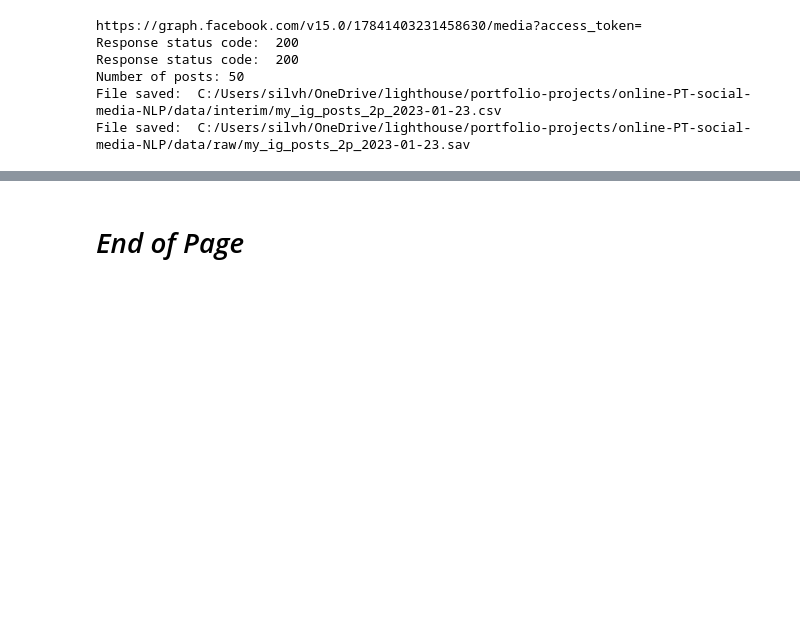
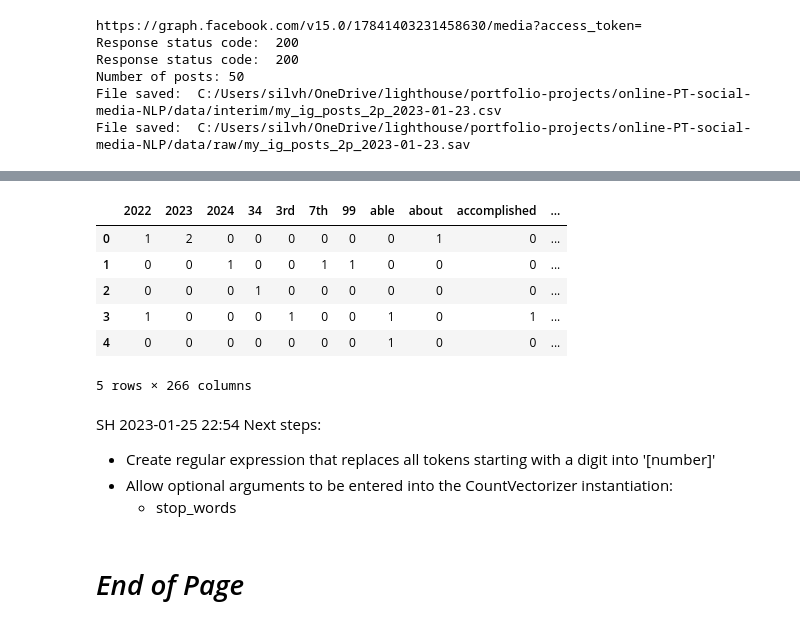
Before and after one commit to silvhua/online-PT-business-KPI, a Jupyter notebook: notebooks/2023-01-22 Instagram API.ipynb, the cells around one changed output, grey strips where cells are left out. Saved outputs shown, nothing was run; the diff lists cells and outputs as text; code cells hidden in the pictures; blank space fills up the shorter version.

```diff
--- a/notebooks/2023-01-22 Instagram API.ipynb
+++ b/notebooks/2023-01-22 Instagram API.ipynb
@@ -62,0 +172,17 @@ File saved:  C:/Users/silvh/OneDrive/lighthouse/portfolio-projects/online-PT-soc
+# %%
+import re
+def process_df_timestamp(df):
+    """
+    Convert dates in the json-derived dataframe into different formats.
+    """
+    df.reset_index(drop=True, inplace=True)
+    regex_date = r'.+T'
+    df['timestamp'] = pd.to_datetime(df['timestamp'])
+    df['date'] = df['timestamp'].dt.date
+    df['year'] = df['timestamp'].dt.year
+    df['month'] = df['timestamp'].dt.month
+    df['day_of_week'] = df['timestamp'].dt.dayofweek
+    df['time'] = df['timestamp'].dt.time
+    df['hour'] = df['timestamp'].dt.hour
+    return df
+process_df_timestamp(df_test_am.tail(1).copy())
@@ -63,2 +268,18 @@ File saved:  C:/Users/silvh/OneDrive/lighthouse/portfolio-projects/online-PT-soc
+# %%
+count_vector
+# %% [output]
+|  | 2022 | 2023 | 2024 | 34 | 3rd | 7th | 99 | able | about | accomplished | ... |
+| 0 | 1 | 2 | 0 | 0 | 0 | 0 | 0 | 0 | 1 | 0 | ... |
+| 1 | 0 | 0 | 1 | 0 | 0 | 1 | 1 | 0 | 0 | 0 | ... |
+| 2 | 0 | 0 | 0 | 1 | 0 | 0 | 0 | 0 | 0 | 0 | ... |
+| 3 | 1 | 0 | 0 | 0 | 1 | 0 | 0 | 1 | 0 | 1 | ... |
+| 4 | 0 | 0 | 0 | 0 | 0 | 0 | 0 | 1 | 0 | 0 | ... |
+5 rows × 266 columns
+# %% [markdown]
+SH 2023-01-25 22:54
+Next steps:
+* Create regular expression that replaces all tokens starting with a digit into '[number]'
+* Allow optional arguments to be entered into the CountVectorizer instantiation:
+    * stop_words
 # %% [markdown]
 # *End of Page*
```
Also changed, not shown: parts of 11 cells of this notebook.
